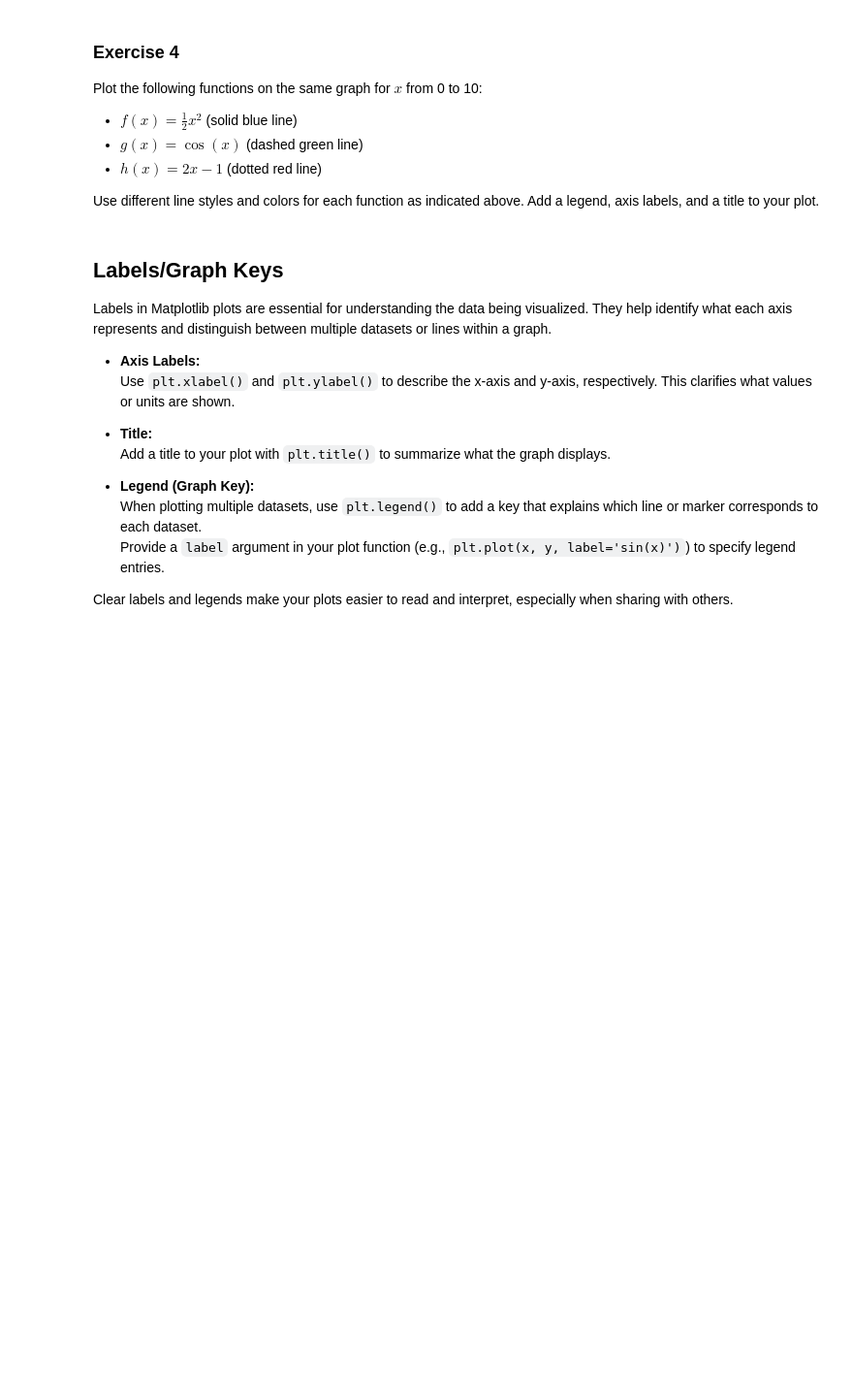
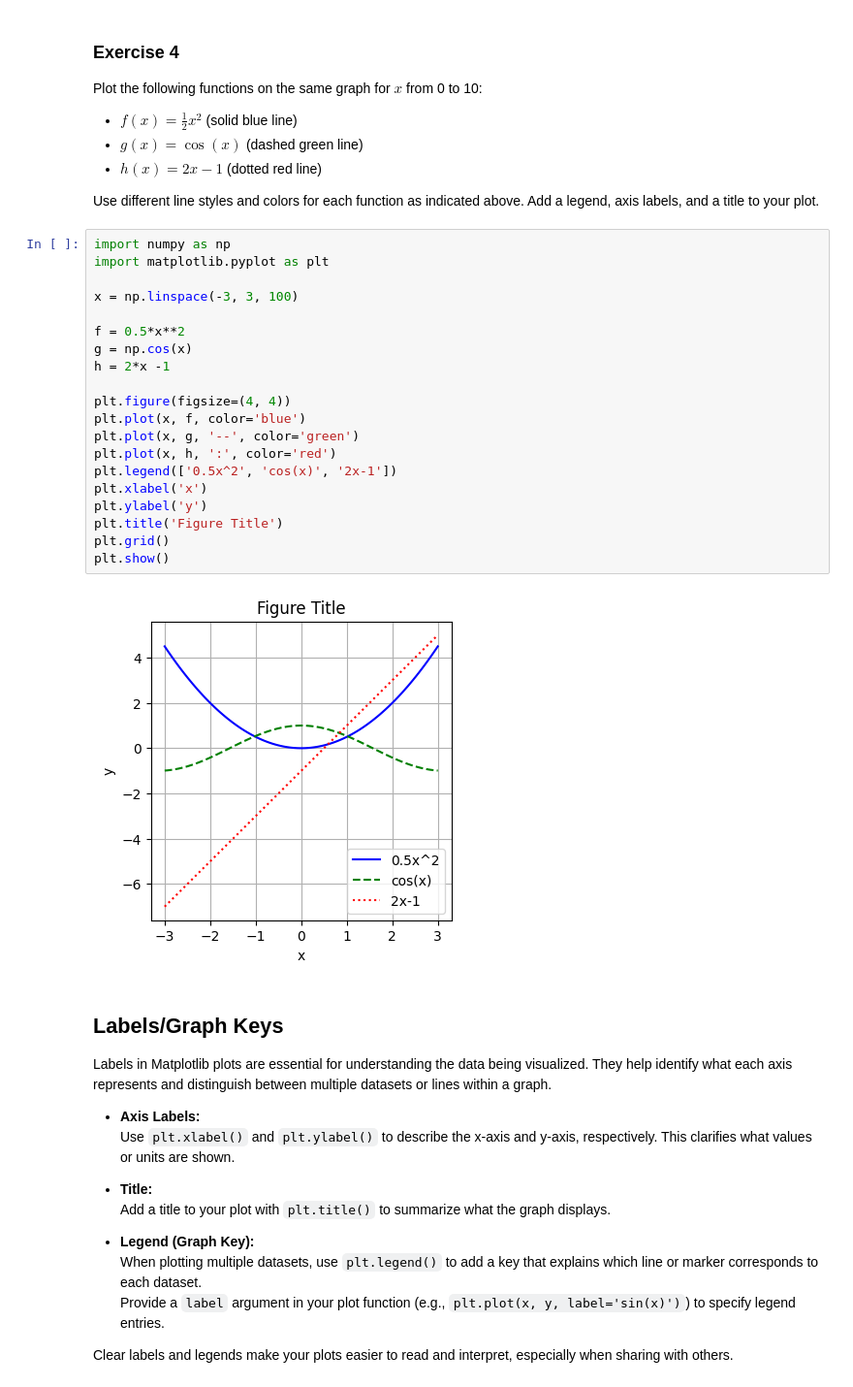
Before and after one commit to Gareth42/MATH4420-5420-Optimization, a Jupyter notebook: mc-nb3-matplotlib.ipynb, the cells around one changed output. Shown at 97% size. Drawn from its saved outputs; the diff is of its cells as text; blank space fills up the shorter version.

```diff
--- a/mc-nb3-matplotlib.ipynb
+++ b/mc-nb3-matplotlib.ipynb
@@ -132,6 +187,28 @@ Plot the following functions on the same graph for $x$ from 0 to 10:
 - $h(x) = 2x-1$ (dotted red line)
 
 Use different line styles and colors for each function as indicated above. Add a legend, axis labels, and a title to your plot.
+# %%
+import numpy as np
+import matplotlib.pyplot as plt
+
+x = np.linspace(-3, 3, 100)
+
+f = 0.5*x**2
+g = np.cos(x)
+h = 2*x -1
+
+plt.figure(figsize=(4, 4))
+plt.plot(x, f, color='blue')
+plt.plot(x, g, '--', color='green')
+plt.plot(x, h, ':', color='red')
+plt.legend(['0.5x^2', 'cos(x)', '2x-1'])
+plt.xlabel('x')
+plt.ylabel('y')
+plt.title('Figure Title')
+plt.grid()
+plt.show()
+# %% [output]
+[figure, added]
 # %% [markdown]
 ## Labels/Graph Keys
 
```
Also changed, not shown: parts of 3 cells of this notebook.
